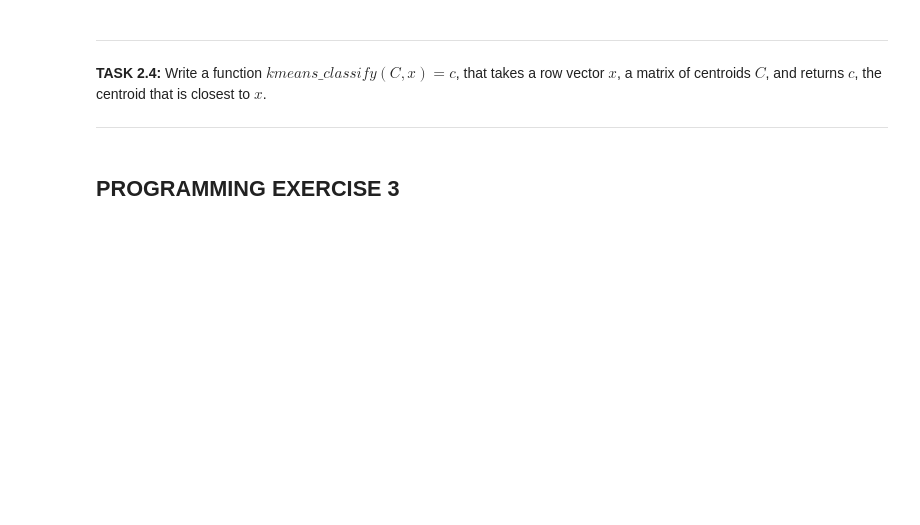
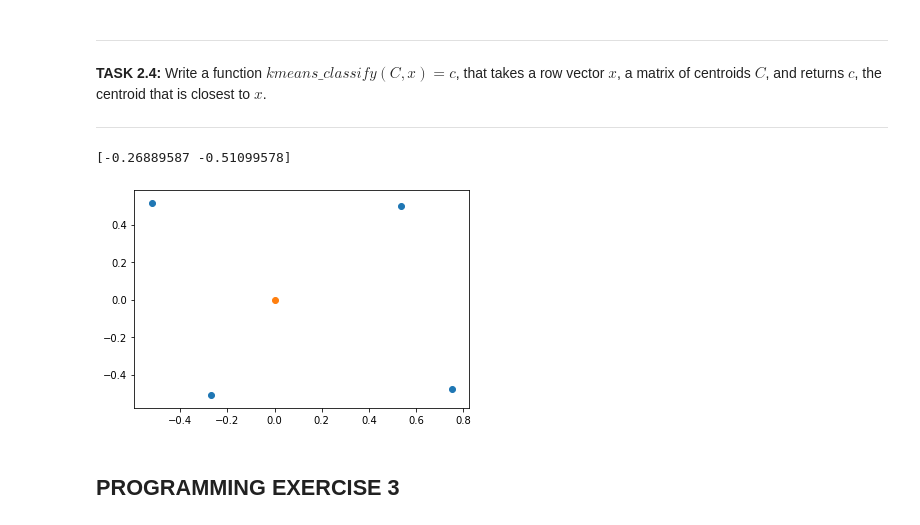
Before and after one commit to OddUlrich/Machine-Learning-Studio, a Jupyter notebook: mathematics_in_ML/3-kmeans.ipynb, the cells around one changed output. Cells and saved outputs as stored; diff of their text form; code cells hidden in the pictures; blank space fills up the shorter version.

```diff
--- a/mathematics_in_ML/3-kmeans.ipynb
+++ b/mathematics_in_ML/3-kmeans.ipynb
@@ -613,3 +649,23 @@ plt.show()
+# %%
+#YOUR CODE HERE.
+def kmeans_classify(C, x):
+    d = np.zeros(C.shape[0])
+    d[:] = np.linalg.norm(C[:,]-x, axis=1)
+    c = C[np.argmin(d)]
+
+    return c
+
+# Self testing code
+x = np.array([0, 0])
+print(kmeans_classify(C_final, x))
+
+# Display the result of all centroids and the row vector provided.
+plt.scatter(C_final[:,0], C_final[:,1])
+plt.scatter(x[0], x[1])
+plt.show()
+# %% [output]
+[-0.26889587 -0.51099578]
+[figure, added]
 # %% [markdown]
 PROGRAMMING EXERCISE 3
 ---
```
Also changed, not shown: parts of 9 cells of this notebook.
